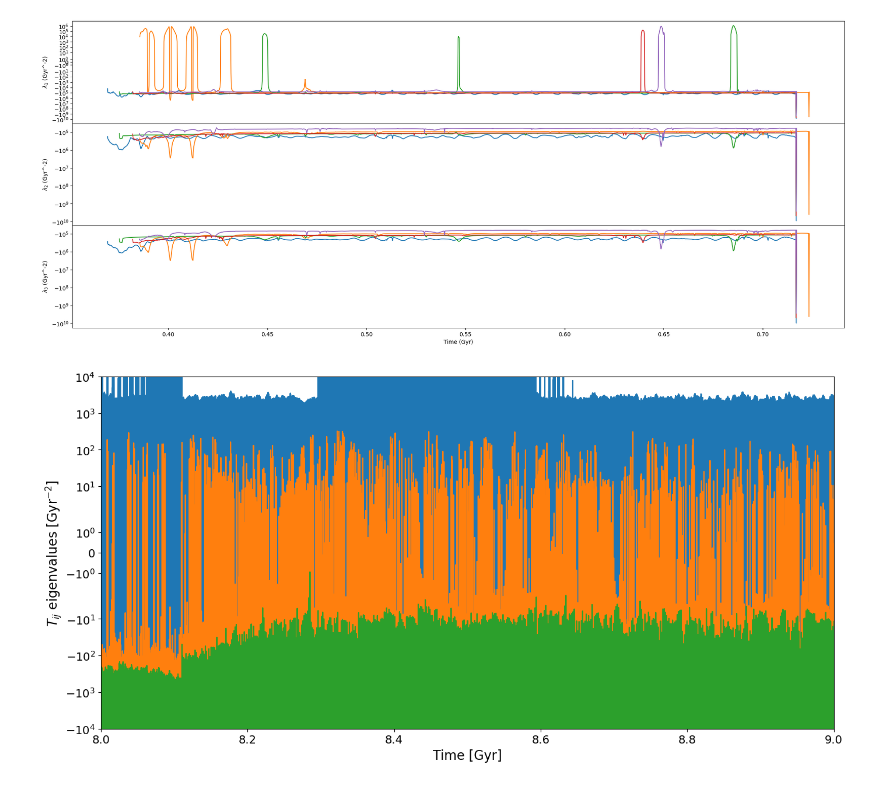
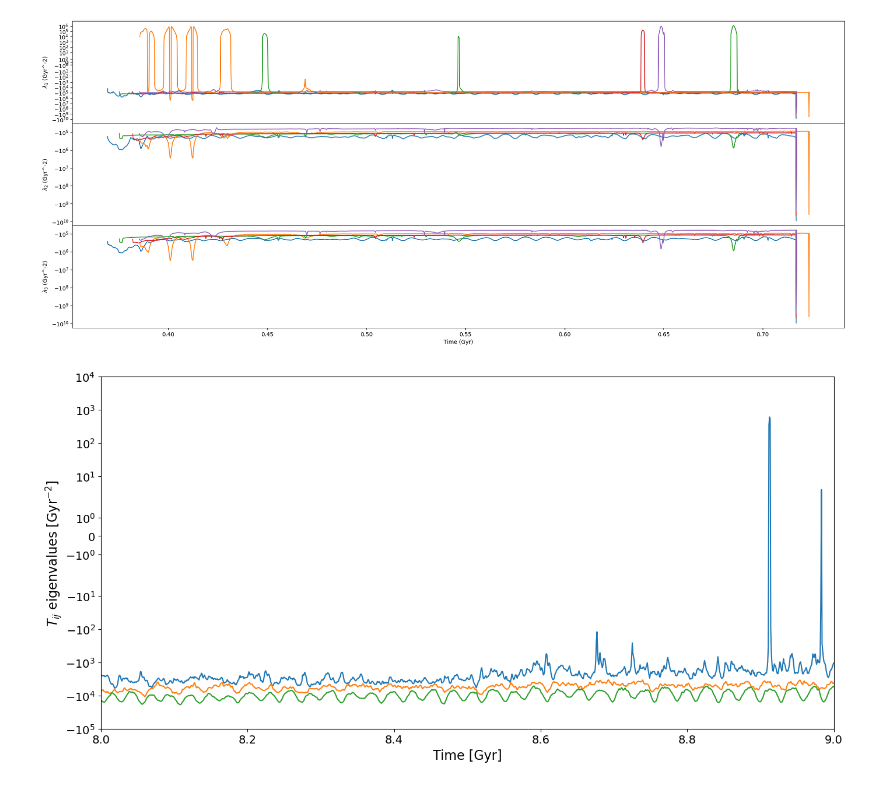
Before and after one commit to pablocoque/post_process_routines, a Jupyter notebook: tidal_heating.ipynb, the cells around one changed output. Cells and saved outputs as stored; diff of their text form; code cells hidden in the pictures.

Commit message:
updates in graphs (notebooks)

```diff
--- a/tidal_heating.ipynb
+++ b/tidal_heating.ipynb
@@ -94,7 +94,7 @@ import matplotlib.pyplot as plt
 import pynbody
 
 # Load simulation data
-simulation = 'Au23_lvl4'
+simulation = 'lvl5_new'
 s = pynbody.load(simulation+'/snapdir_127/snapshot_127')
 
 # Load shock evolution data
@@ -118,13 +118,13 @@ tensor_eigenvalues *= convert_factor[:, np.newaxis]
 # %%
 fig, ax = plt.subplots(1,1, figsize=(14,7))
 for i in range(tensor_eigenvalues.shape[1]):
   ax.plot(time_gyr, tensor_eigenvalues[:,i])
 ax.set_xlabel('Time [Gyr]', fontsize=16)
 ax.set_ylabel(r'$T_{ij}$ eigenvalues [Gyr$^{-2}$]', fontsize=16)
 ax.set_yscale('symlog')
-ax.set(xlim=(8,9), ylim=(-1e4, 1e4))
+ax.set(xlim=(8,9), ylim=(-1e5, 1e4))
 ax.tick_params(axis='both', which='both', labelsize=14)
 plt.tight_layout()
 # plt.savefig('shock_evolutions.png')
 # %% [output]
-[figure, old version]
+[figure, new version]
```
Also changed, not shown: parts of 5 cells of this notebook, 4 other files.
